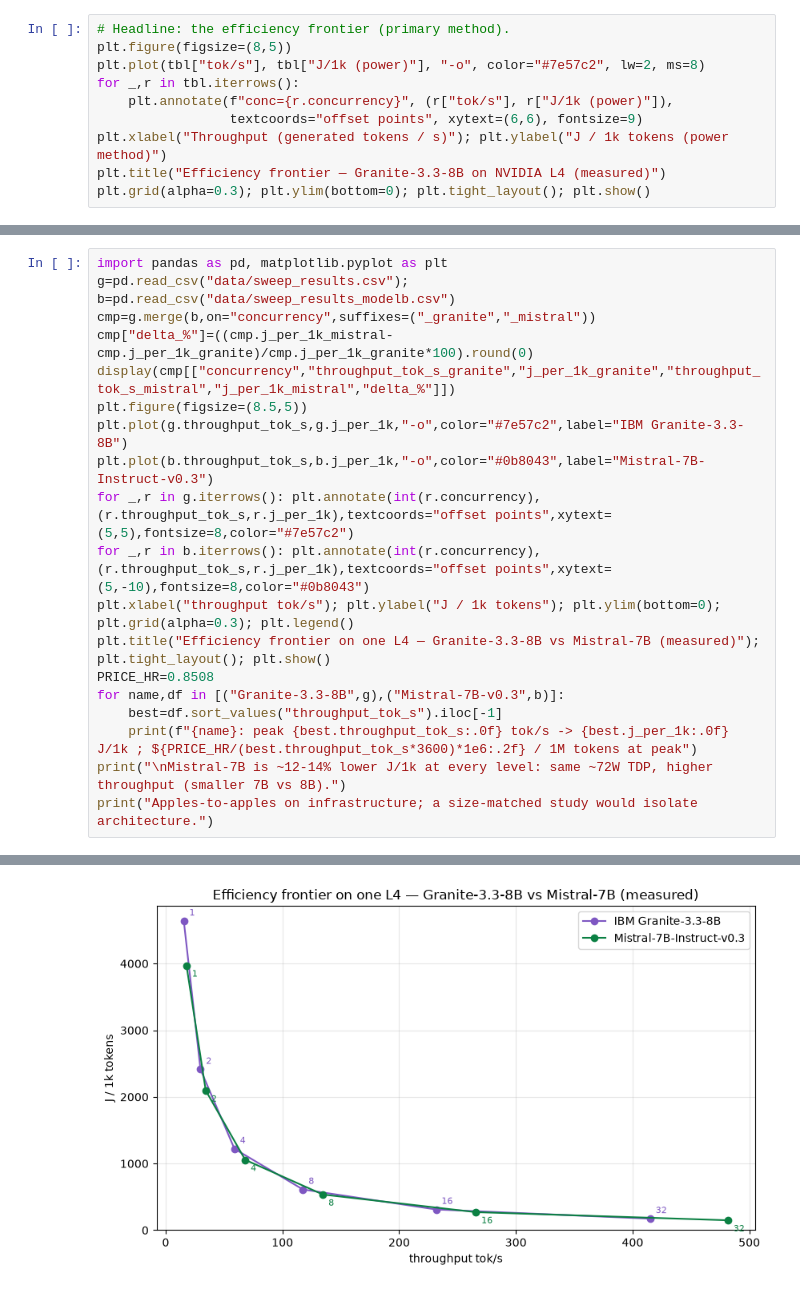
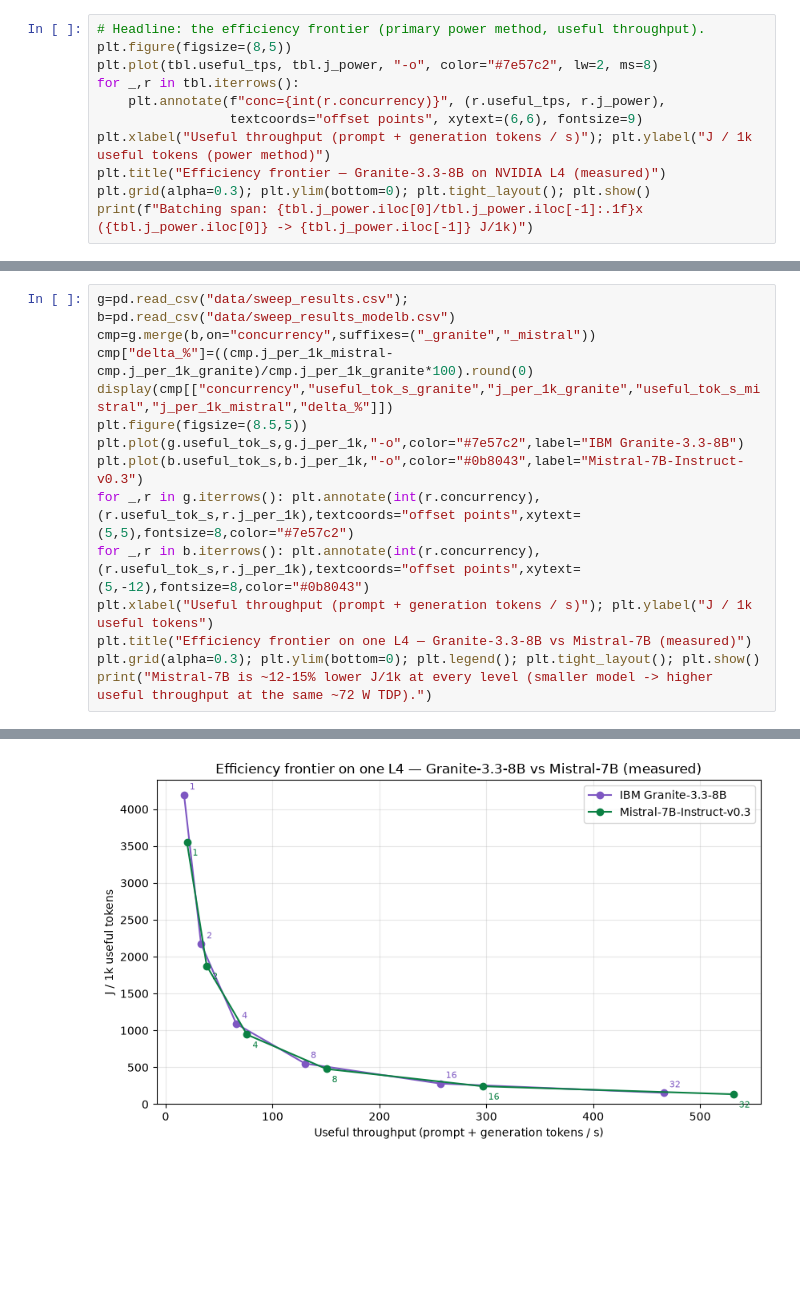
Before and after one commit to Lutflow/gpu-efficiency-streaming, a Jupyter notebook: case-studies/granite-3.3-8b-l4/analysis.ipynb, the cells around one changed output, grey strips where cells are left out. Saved outputs shown, nothing was run; the diff lists cells and outputs as text; blank space fills up the shorter version.

```diff
--- a/case-studies/granite-3.3-8b-l4/analysis.ipynb
+++ b/case-studies/granite-3.3-8b-l4/analysis.ipynb
@@ -90,11 +89,12 @@ batches. What matters financially is **energy (and dollars) per unit of useful w
 # %%
-# Headline: the efficiency frontier (primary method).
+# Headline: the efficiency frontier (primary power method, useful throughput).
 plt.figure(figsize=(8,5))
-plt.plot(tbl["tok/s"], tbl["J/1k (power)"], "-o", color="#7e57c2", lw=2, ms=8)
+plt.plot(tbl.useful_tps, tbl.j_power, "-o", color="#7e57c2", lw=2, ms=8)
 for _,r in tbl.iterrows():
-    plt.annotate(f"conc={r.concurrency}", (r["tok/s"], r["J/1k (power)"]),
+    plt.annotate(f"conc={int(r.concurrency)}", (r.useful_tps, r.j_power),
                  textcoords="offset points", xytext=(6,6), fontsize=9)
-plt.xlabel("Throughput (generated tokens / s)"); plt.ylabel("J / 1k tokens (power method)")
+plt.xlabel("Useful throughput (prompt + generation tokens / s)"); plt.ylabel("J / 1k useful tokens (power method)")
 plt.title("Efficiency frontier — Granite-3.3-8B on NVIDIA L4 (measured)")
 plt.grid(alpha=0.3); plt.ylim(bottom=0); plt.tight_layout(); plt.show()
+print(f"Batching span: {tbl.j_power.iloc[0]/tbl.j_power.iloc[-1]:.1f}x  ({tbl.j_power.iloc[0]} -> {tbl.j_power.iloc[-1]} J/1k)")
 # %% [output]
@@ -190,20 +189,15 @@ frontiers are loaded from their committed `sweep_results_*.csv` (each self-consi
 # %%
-import pandas as pd, matplotlib.pyplot as plt
 g=pd.read_csv("data/sweep_results.csv"); b=pd.read_csv("data/sweep_results_modelb.csv")
 cmp=g.merge(b,on="concurrency",suffixes=("_granite","_mistral"))
 cmp["delta_%"]=((cmp.j_per_1k_mistral-cmp.j_per_1k_granite)/cmp.j_per_1k_granite*100).round(0)
-display(cmp[["concurrency","throughput_tok_s_granite","j_per_1k_granite","throughput_tok_s_mistral","j_per_1k_mistral","delta_%"]])
+display(cmp[["concurrency","useful_tok_s_granite","j_per_1k_granite","useful_tok_s_mistral","j_per_1k_mistral","delta_%"]])
 plt.figure(figsize=(8.5,5))
-plt.plot(g.throughput_tok_s,g.j_per_1k,"-o",color="#7e57c2",label="IBM Granite-3.3-8B")
-plt.plot(b.throughput_tok_s,b.j_per_1k,"-o",color="#0b8043",label="Mistral-7B-Instruct-v0.3")
-for _,r in g.iterrows(): plt.annotate(int(r.concurrency),(r.throughput_tok_s,r.j_per_1k),textcoords="offset points",xytext=(5,5),fontsize=8,color="#7e57c2")
-for _,r in b.iterrows(): plt.annotate(int(r.concurrency),(r.throughput_tok_s,r.j_per_1k),textcoords="offset points",xytext=(5,-10),fontsize=8,color="#0b8043")
-plt.xlabel("throughput tok/s"); plt.ylabel("J / 1k tokens"); plt.ylim(bottom=0); plt.grid(alpha=0.3); plt.legend()
-plt.title("Efficiency frontier on one L4 — Granite-3.3-8B vs Mistral-7B (measured)"); plt.tight_layout(); plt.show()
-PRICE_HR=0.8508
-for name,df in [("Granite-3.3-8B",g),("Mistral-7B-v0.3",b)]:
-    best=df.sort_values("throughput_tok_s").iloc[-1]
-    print(f"{name}: peak {best.throughput_tok_s:.0f} tok/s -> {best.j_per_1k:.0f} J/1k ; ${PRICE_HR/(best.throughput_tok_s*3600)*1e6:.2f} / 1M tokens at peak")
-print("\nMistral-7B is ~12-14% lower J/1k at every level: same ~72W TDP, higher throughput (smaller 7B vs 8B).")
-print("Apples-to-apples on infrastructure; a size-matched study would isolate architecture.")
+plt.plot(g.useful_tok_s,g.j_per_1k,"-o",color="#7e57c2",label="IBM Granite-3.3-8B")
+plt.plot(b.useful_tok_s,b.j_per_1k,"-o",color="#0b8043",label="Mistral-7B-Instruct-v0.3")
+for _,r in g.iterrows(): plt.annotate(int(r.concurrency),(r.useful_tok_s,r.j_per_1k),textcoords="offset points",xytext=(5,5),fontsize=8,color="#7e57c2")
+for _,r in b.iterrows(): plt.annotate(int(r.concurrency),(r.useful_tok_s,r.j_per_1k),textcoords="offset points",xytext=(5,-12),fontsize=8,color="#0b8043")
+plt.xlabel("Useful throughput (prompt + generation tokens / s)"); plt.ylabel("J / 1k useful tokens")
+plt.title("Efficiency frontier on one L4 — Granite-3.3-8B vs Mistral-7B (measured)")
+plt.grid(alpha=0.3); plt.ylim(bottom=0); plt.legend(); plt.tight_layout(); plt.show()
+print("Mistral-7B is ~12-15% lower J/1k at every level (smaller model -> higher useful throughput at the same ~72 W TDP).")
 # %% [output]
@@ -217 +211 @@ print("Apples-to-apples on infrastructure; a size-matched study would isolate ar
-[figure, old version]
+[figure, new version]
```
Also changed, not shown: parts of 15 cells of this notebook, 16 other files.
